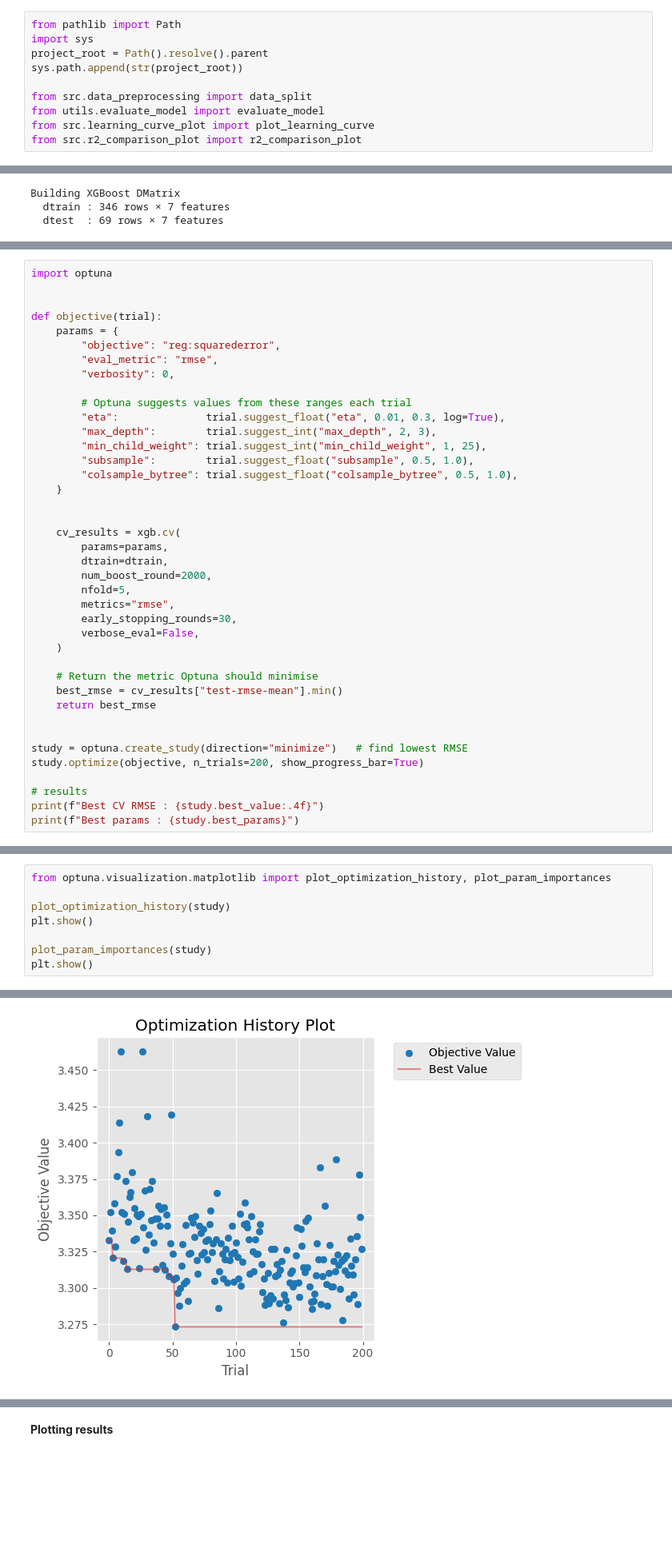
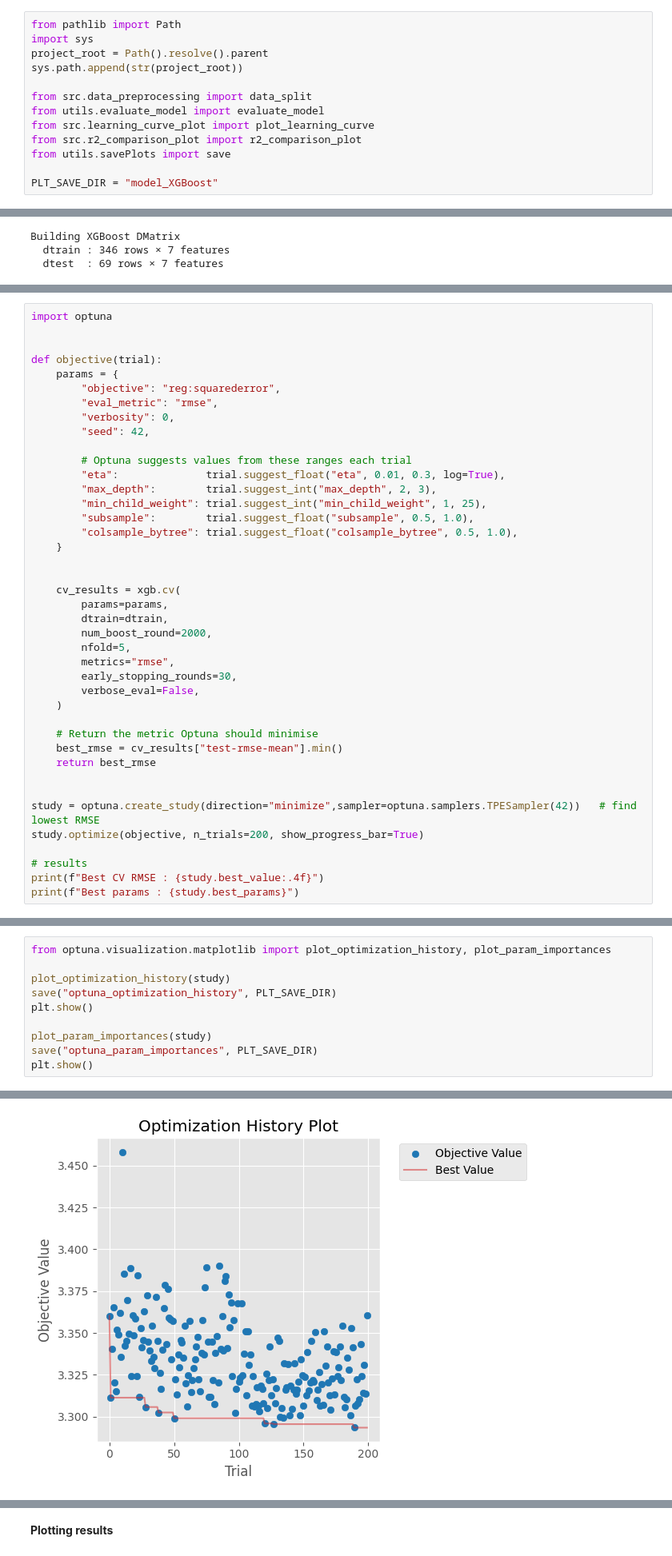
Before and after one commit to ashan-shashika/macroeconomic-impact-stock-ml, a Jupyter notebook: notebooks/07_XGBoost.ipynb, the cells around one changed output, grey strips where cells are left out. Shown at 80% size. Cells and saved outputs as stored; diff of their text form; blank space fills up the shorter version.

Commit message:
xgboost changes

```diff
--- a/notebooks/07_XGBoost.ipynb
+++ b/notebooks/07_XGBoost.ipynb
@@ -15,3 +15,6 @@ from src.data_preprocessing import data_split
 from utils.evaluate_model import evaluate_model
 from src.learning_curve_plot import plot_learning_curve
 from src.r2_comparison_plot import r2_comparison_plot
+from utils.savePlots import save
+
+PLT_SAVE_DIR = "model_XGBoost"
@@ -156,6 +199,7 @@ def objective(trial):
         "objective": "reg:squarederror",
         "eval_metric": "rmse",
         "verbosity": 0,
+        "seed": 42,
 
         # Optuna suggests values from these ranges each trial
         "eta":              trial.suggest_float("eta", 0.01, 0.3, log=True),
@@ -181,7 +225,7 @@ def objective(trial):
     return best_rmse
 
 
-study = optuna.create_study(direction="minimize")   # find lowest RMSE
+study = optuna.create_study(direction="minimize",sampler=optuna.samplers.TPESampler(42))   # find lowest RMSE
 study.optimize(objective, n_trials=200, show_progress_bar=True)
 
 # results
@@ -256,8 +316,10 @@ plot_learning_curve(evals_result_optuna, model_name="XGBoost Optuna-Tuned")
 from optuna.visualization.matplotlib import plot_optimization_history, plot_param_importances
 
 plot_optimization_history(study)
+save("optuna_optimization_history", PLT_SAVE_DIR)
 plt.show()
 
 plot_param_importances(study)
+save("optuna_param_importances", PLT_SAVE_DIR)
 plt.show()
 # %% [output]
@@ -264 +327 @@ plt.show()
-[figure, old version]
+[figure, new version]
```
Also changed, not shown: parts of 21 cells of this notebook, 12 other files.
